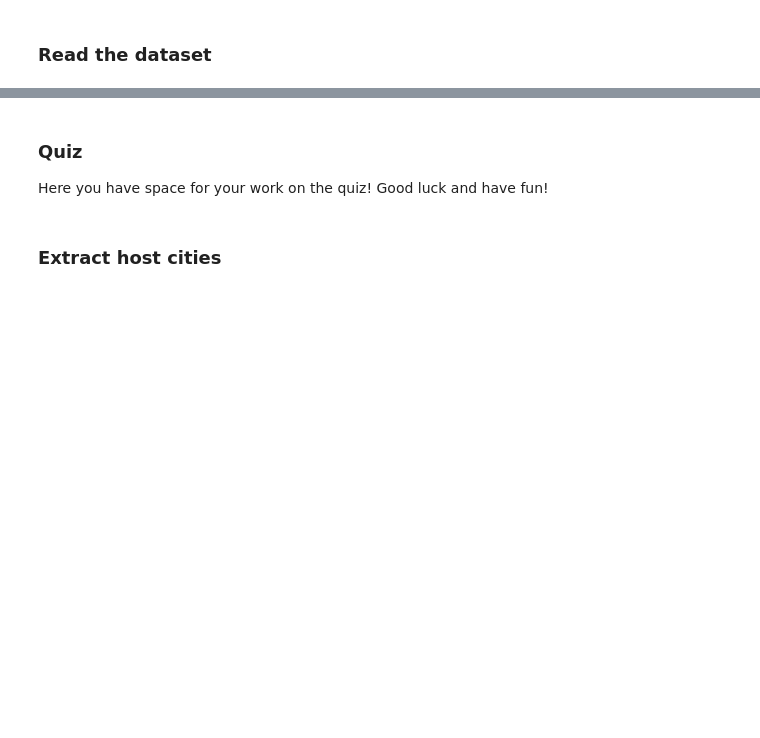
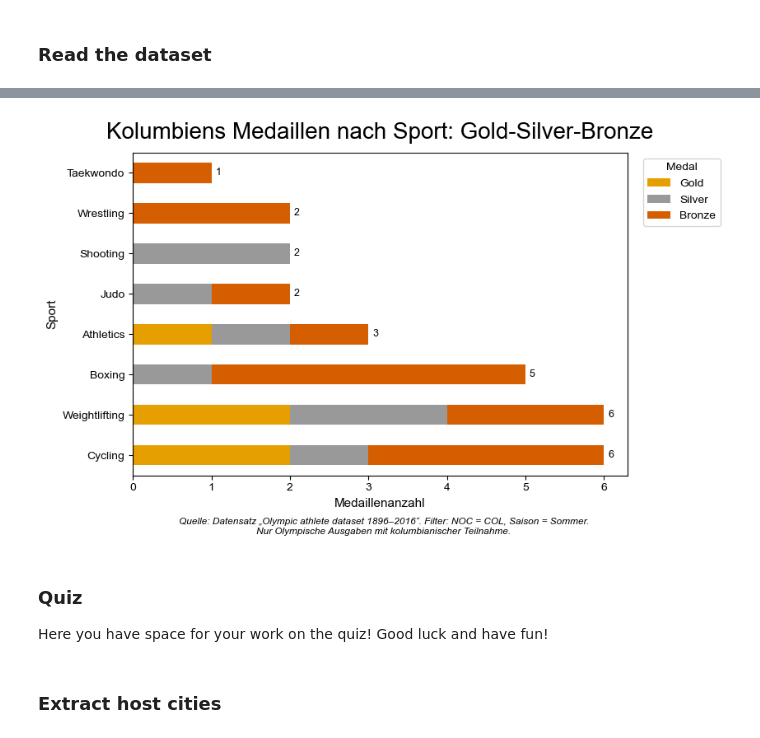
Before and after one commit to ErikaDiazM/Project-Applied-AI-with-Python, a Jupyter notebook: notebooks/FinalProject.ipynb, the cells around one changed output, grey strips where cells are left out. Cells and saved outputs as stored; diff of their text form; code cells hidden in the pictures; blank space fills up the shorter version.

```diff
--- a/notebooks/FinalProject.ipynb
+++ b/notebooks/FinalProject.ipynb
@@ -16,0 +99,12 @@ athletes.head()
+# %%
+gender = (
+    col.groupby(["Year", "Sex"])["ID"]
+    .nunique()
+    .unstack(fill_value=0)
+    .sort_index()
+)
+
+gender["Total"] = gender.sum(axis=1)
+gender["Female_Participation"] = gender.get("F", 0) / gender["Total"]
+
+female_part = gender["Female_Participation"]
@@ -16,0 +113,8 @@ athletes.head()
+# %%
+col_medals = (
+    col[col["Medal"].notna()]
+    .drop_duplicates(subset=["Year", "Season", "City", "Sport", "Event", "NOC", "Medal"])
+    .copy()
+)
+
+medals_per_year = col_medals.groupby("Year").size().sort_index()
@@ -17,3 +382,45 @@ athletes.head()
+# %%
+PROJECT_DIR = Path.cwd().parent
+FIG_DIR = PROJECT_DIR / "figures"
+FIG_DIR.mkdir(exist_ok=True)
+
+medal_type_by_sport = (
+    col_medals.pivot_table(index="Sport", columns="Medal", values="ID", aggfunc="count", fill_value=0)
+)
+
+medal_type_by_sport["Total"] = medal_type_by_sport.sum(axis=1)
+top = medal_type_by_sport.sort_values("Total", ascending=False)
+
+order = [c for c in ['Gold', 'Silver', 'Bronze'] if c in top.columns]
+top_plot = top[order]
+
+color_map = {'Gold':'#E69F00', 'Silver':'#999999', 'Bronze':'#D55E00'}
+colors = [color_map[c] for c in order]
+
+fig, ax = plt.subplots(figsize=(8.5,5))
+top_plot.plot(kind="barh", stacked=True, ax=ax, color=colors)
+ax.set_title("Kolumbiens Medaillen nach Sport: Gold-Silver-Bronze", fontsize=20, pad=12)
+ax.set_xlabel("Medaillenanzahl")
+ax.set_ylabel("Sport")
+
+ax.legend(title='Medal', loc='upper left', bbox_to_anchor=(1.02, 1.0))
+totals = top['Total'].values
+for i, total in enumerate(totals):
+    ax.text(total + 0.05, i, str(int(total)), va='center', fontsize=9)
+
+note = (
+    "Quelle: Datensatz „Olympic athlete dataset 1896–2016“. Filter: NOC = COL, Saison = Sommer.\n"
+     "Nur Olympische Ausgaben mit kolumbianischer Teilnahme."
+)
+fig.text(0.5, -0.03, note, ha='center', fontsize=8.5, style='italic')
+
+plt.tight_layout()
+fig.savefig(FIG_DIR / "04_medals_typeofmedal.png", dpi=300, bbox_inches="tight")
+fig.savefig(FIG_DIR / "04_medals_typeofmedal.pdf", bbox_inches="tight")
+
+plt.show()
+# %% [output]
+[figure, added]
 # %% [markdown]
 ### Quiz
 
```
Also changed, not shown: parts of 34 cells of this notebook.
